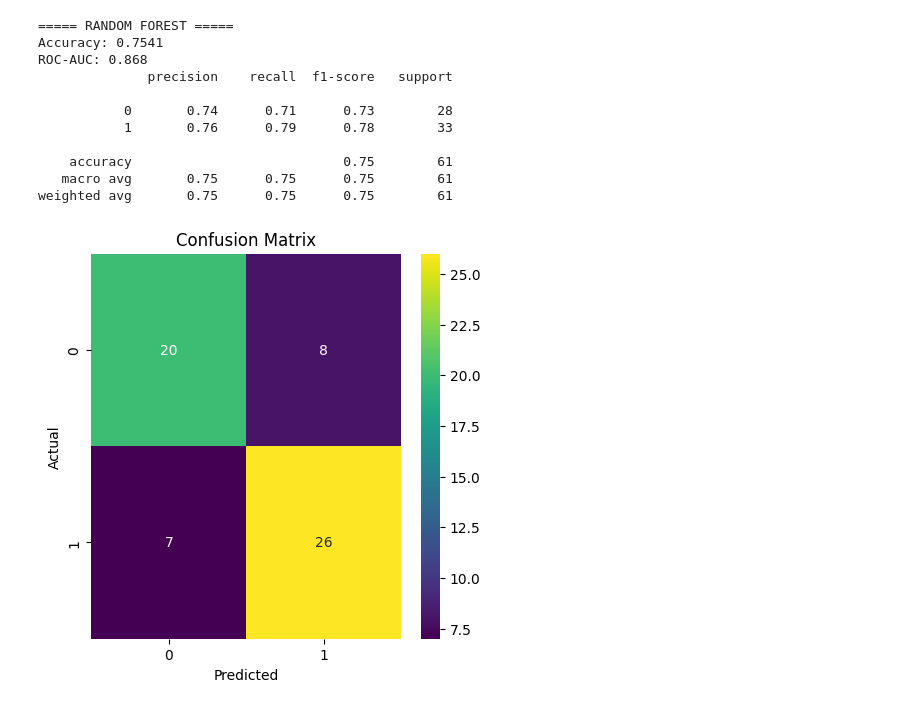
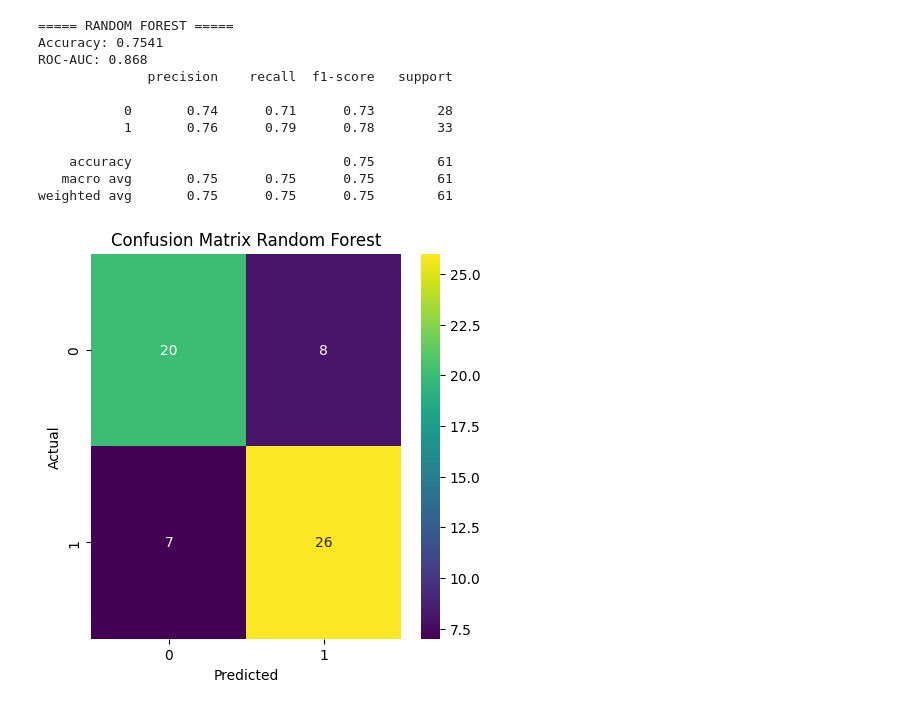
Before and after one commit to joseph2022/Disease-Prediction, a Jupyter notebook: Heart_DIsease2.ipynb, the cells around one changed output. Saved outputs shown, nothing was run; the diff lists cells and outputs as text; code cells hidden in the pictures.

```diff
--- a/Heart_DIsease2.ipynb
+++ b/Heart_DIsease2.ipynb
@@ -230,11 +235,11 @@ weighted avg       0.75      0.75      0.75        61
 # %%
 cm=confusion_matrix(y_test,y_pred_rf)
 cm
 plt.figure(figsize=(5,5))
 sns.heatmap(cm,annot=True, fmt='d',cmap='viridis')
 plt.xlabel("Predicted")
 plt.ylabel("Actual")
-plt.title("Confusion Matrix")
+plt.title("Confusion Matrix Random Forest")
 plt.show()
 # %% [output]
-[figure, old version]
+[figure, new version]
```
Also changed, not shown: parts of 8 cells of this notebook.
